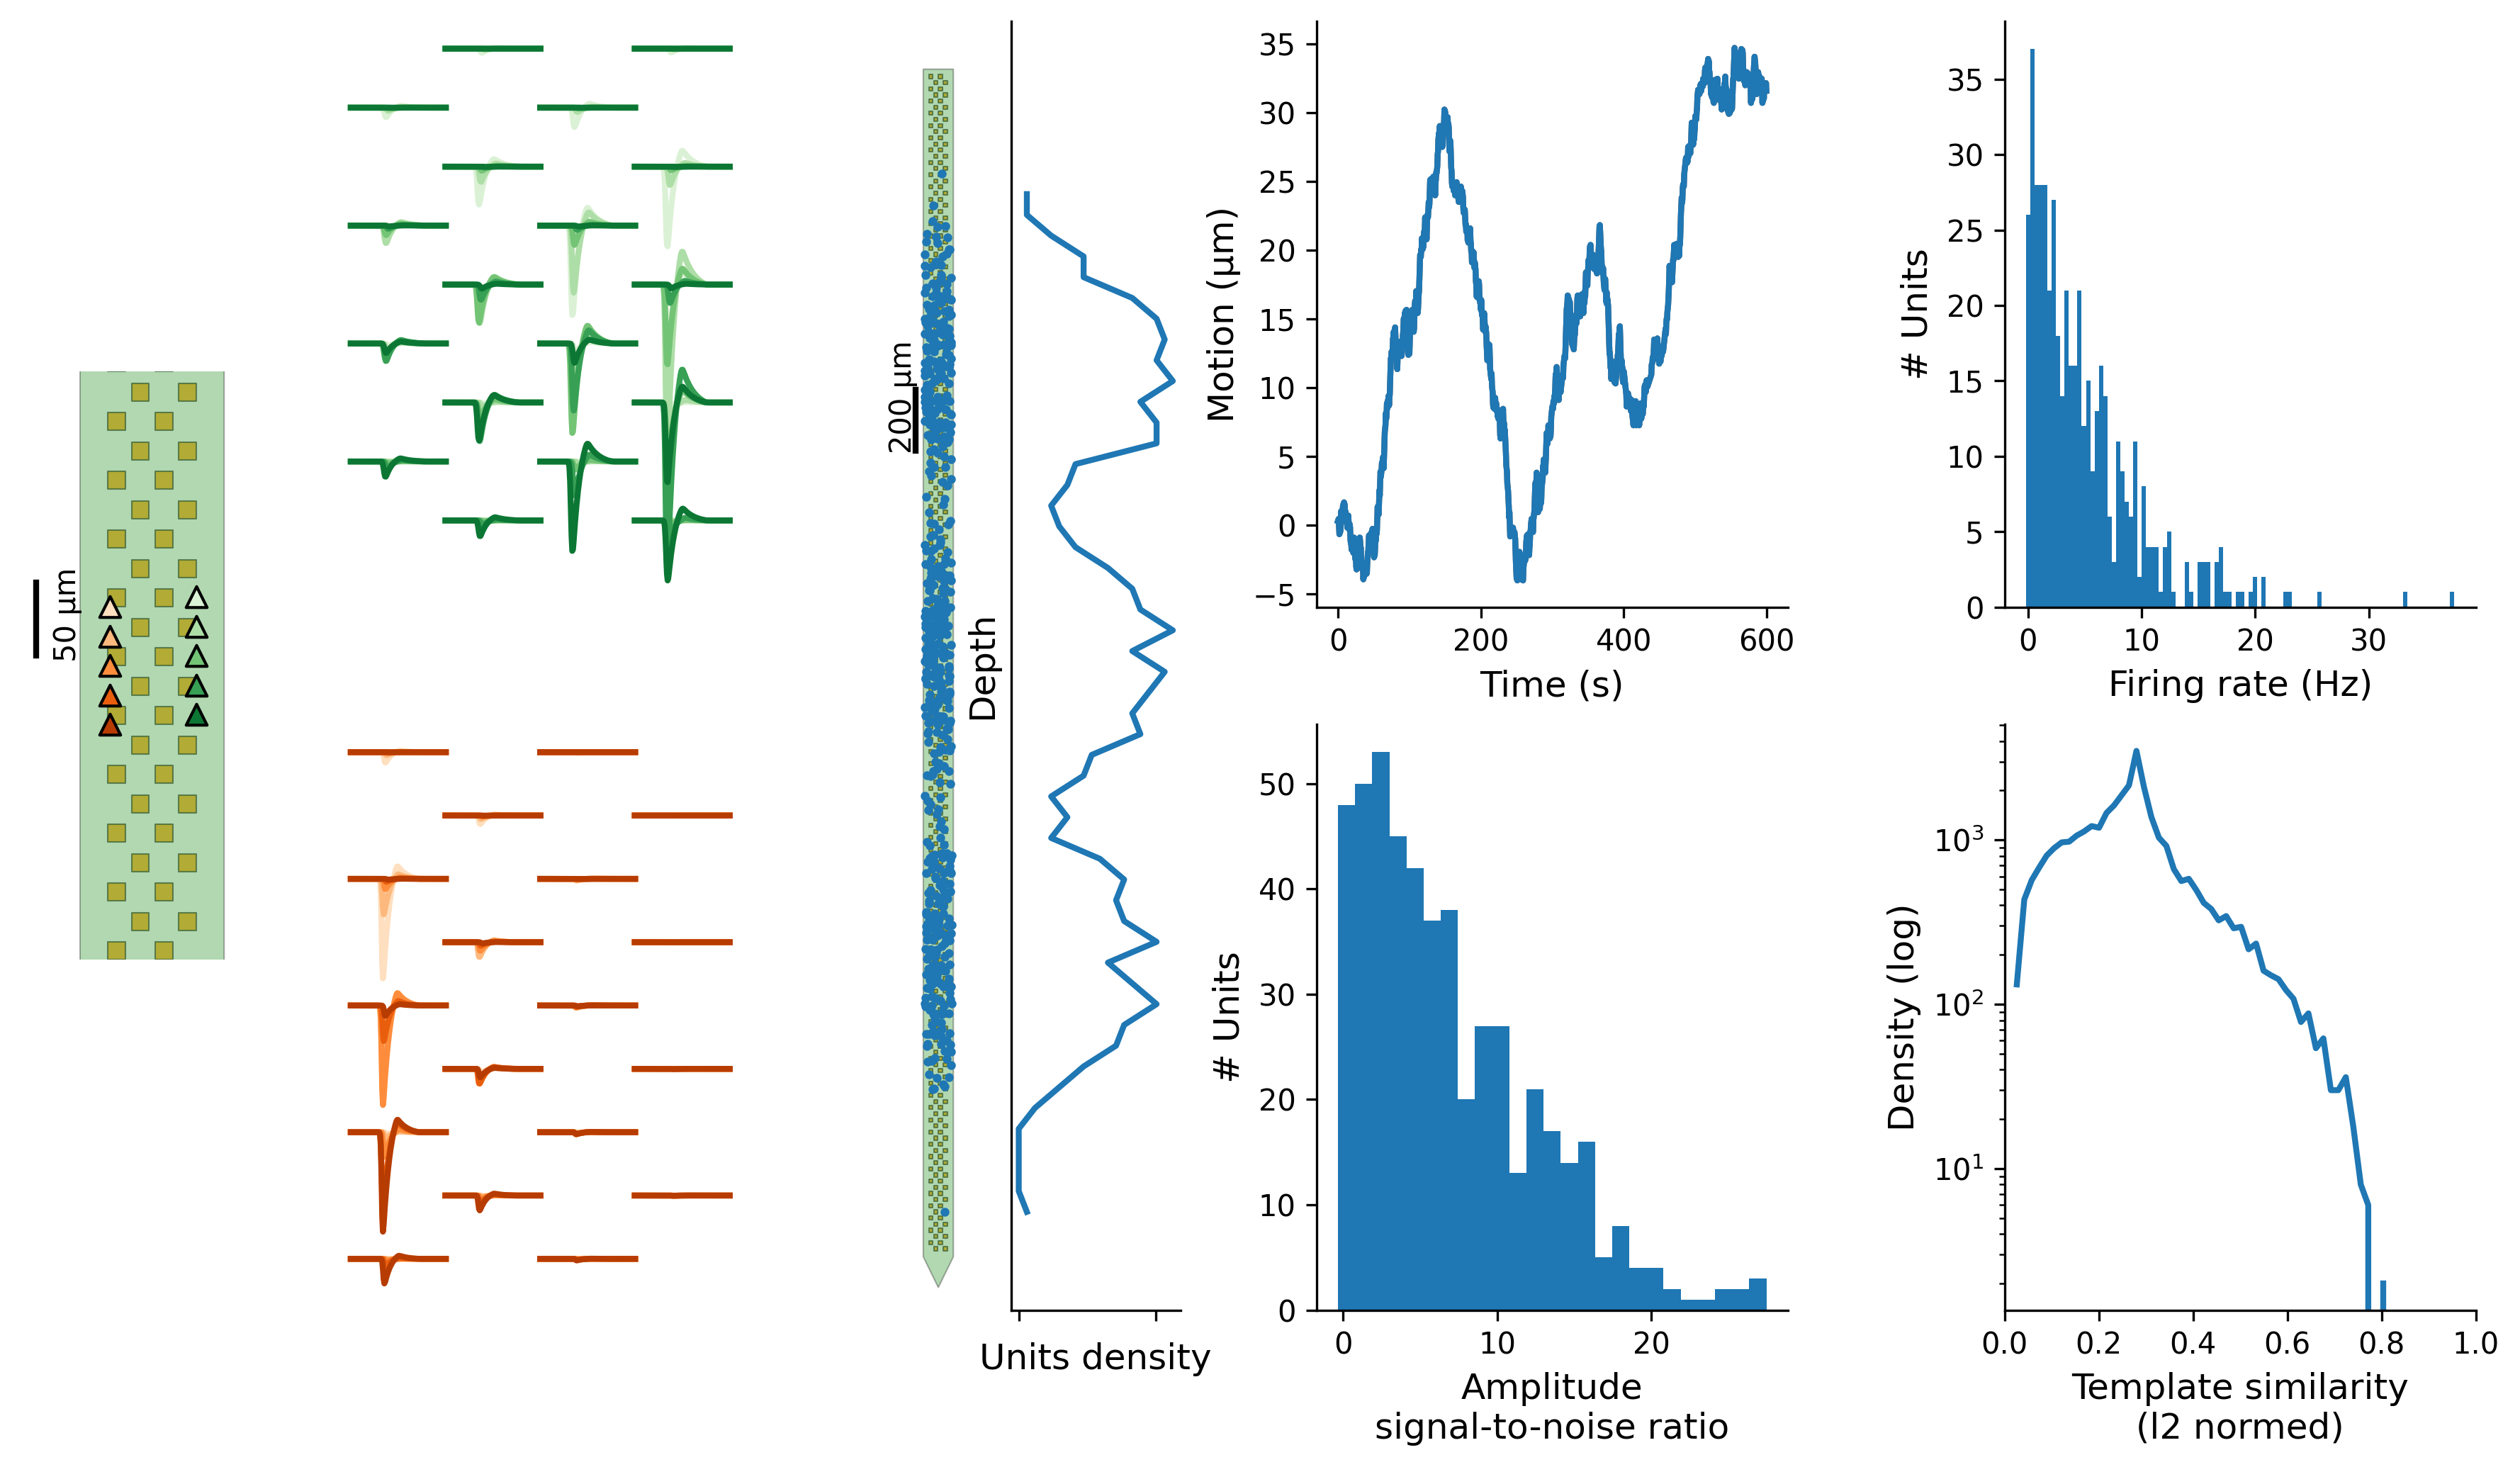
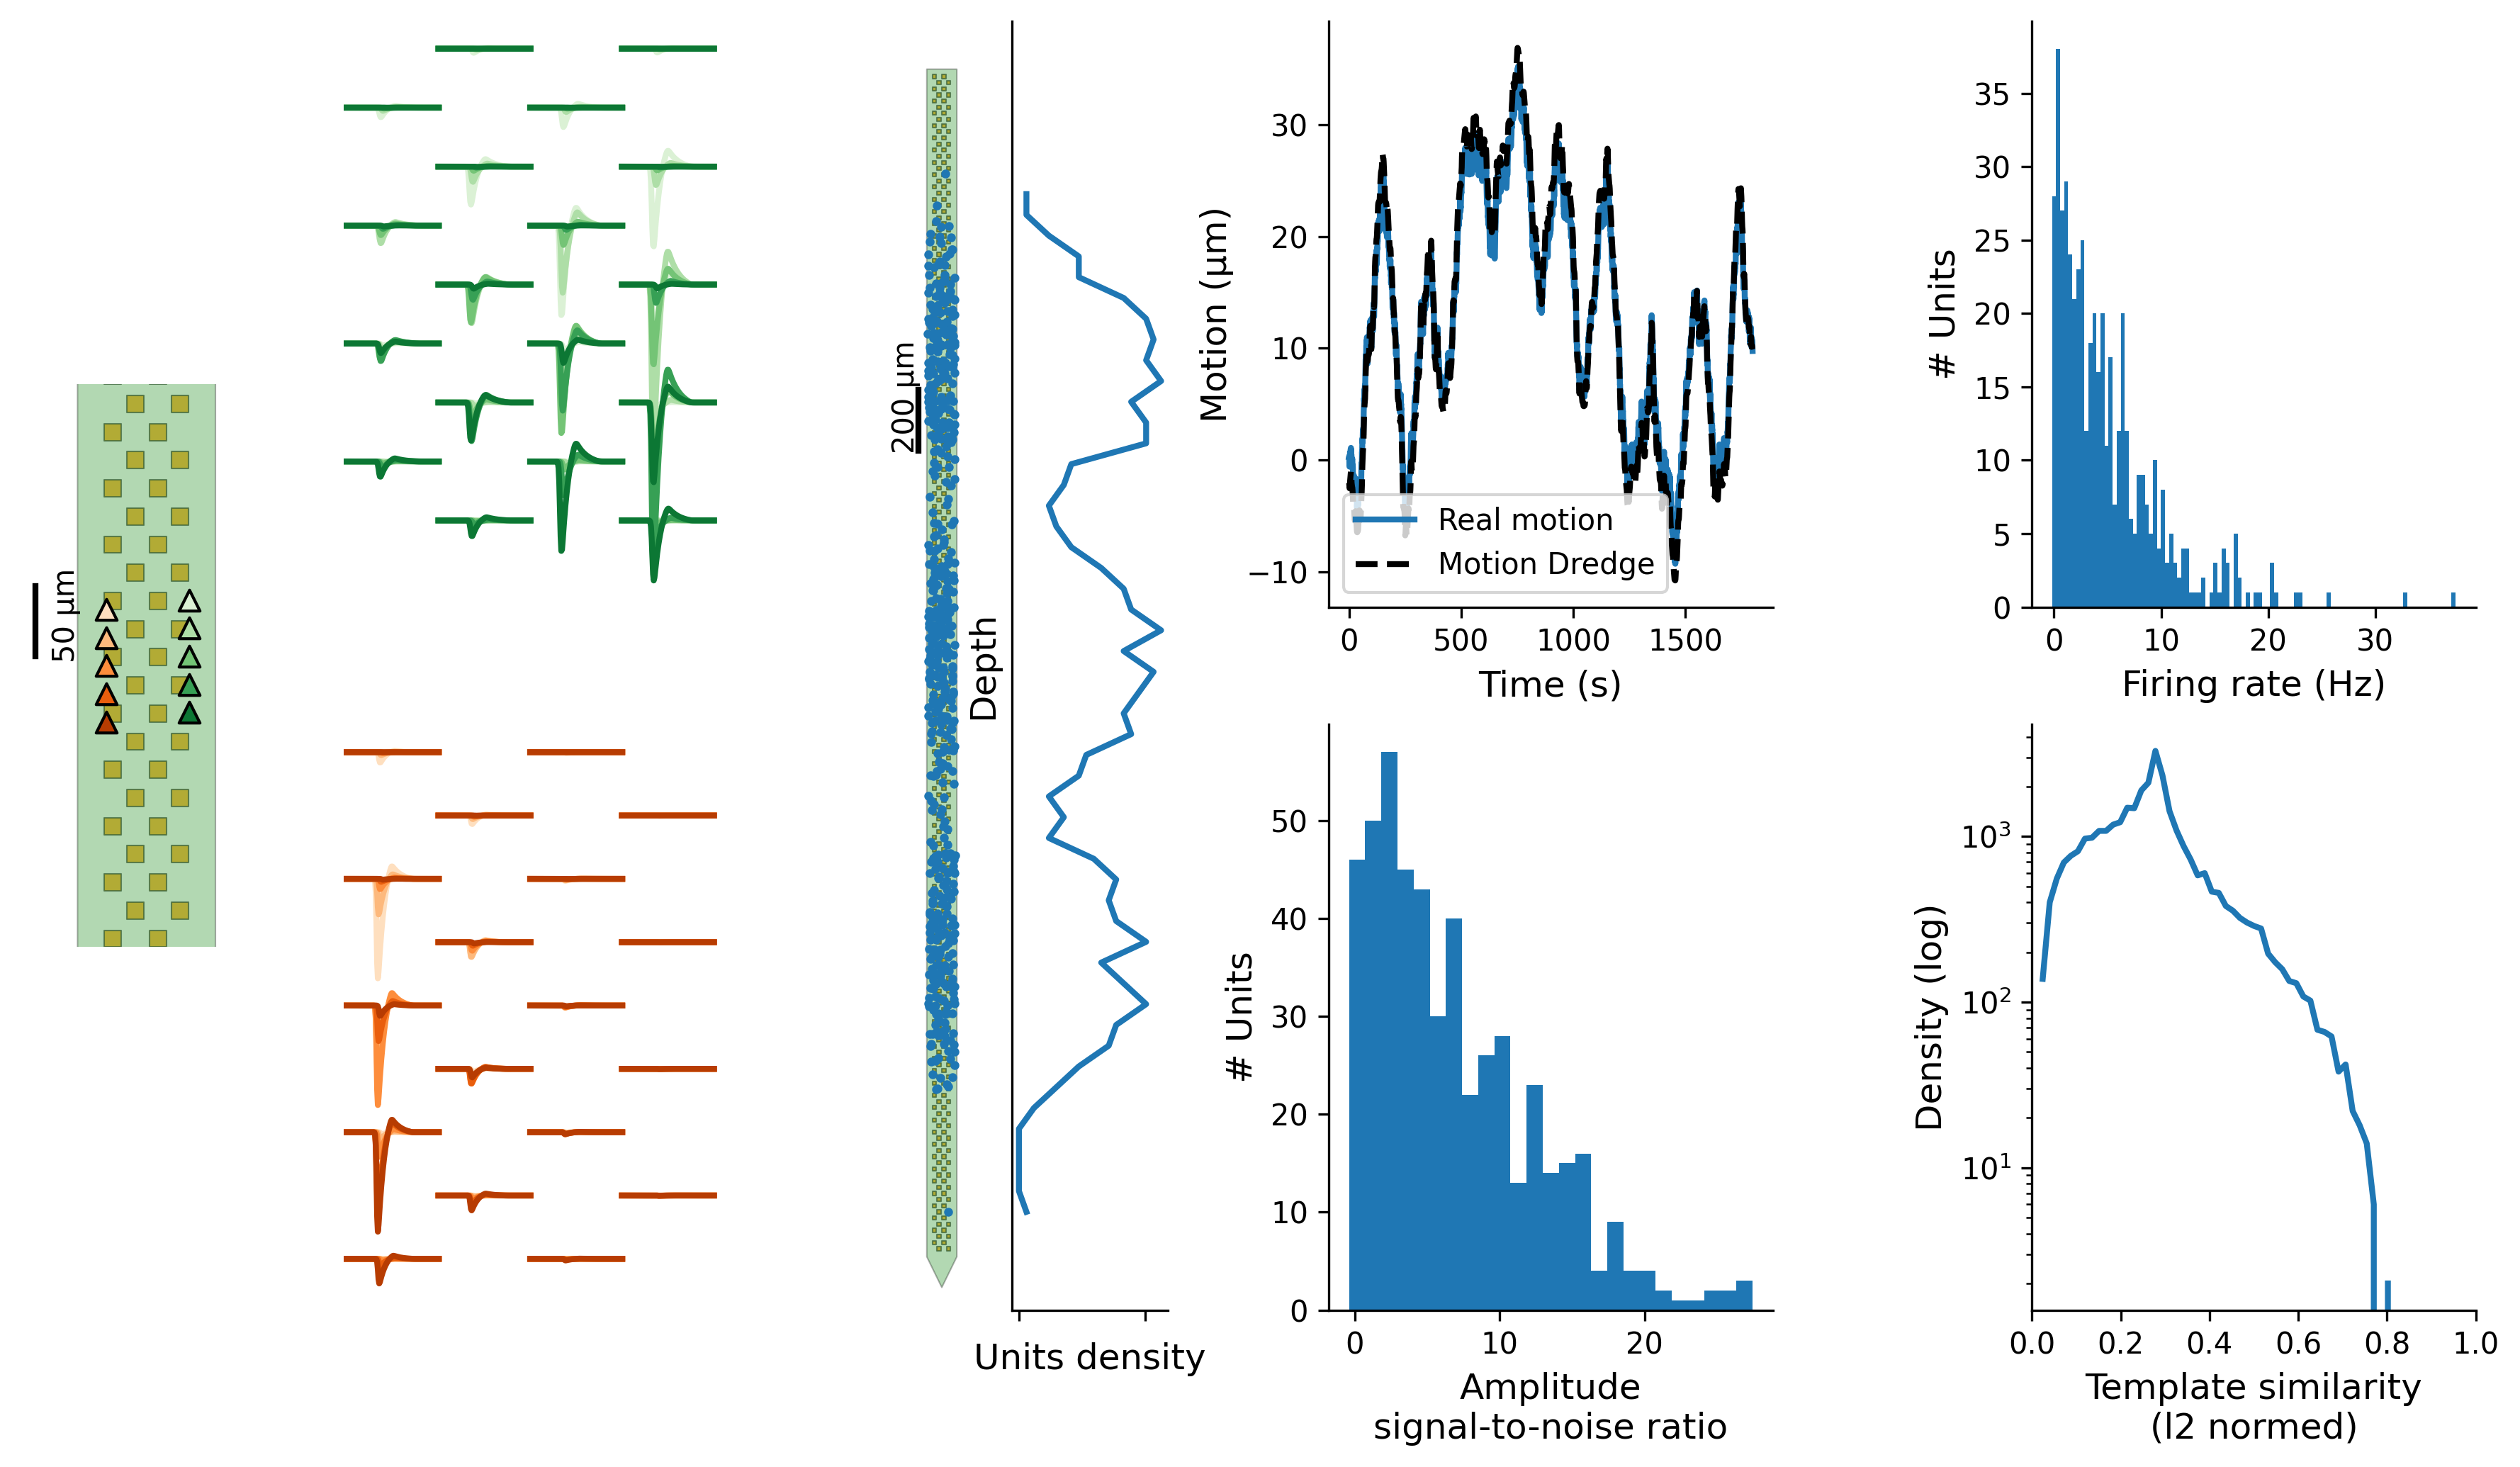
The change to this notebook cell's code, shown as a diff; its figure went from the first image to the second:
--- before
+++ after
@@ -56,6 +56,6 @@
     fig.tight_layout(h_pad=0)
 
-    fig.savefig('/home/samuel.garcia/figures_paper_v2/figure_generation_panel.png')
-    fig.savefig('/home/samuel.garcia/figures_paper_v2/figure_generation_panel.pdf')
+    fig.savefig(figure_folder / 'figure_generation_panel.png')
+    fig.savefig(figure_folder / 'figure_generation_panel.pdf')
 
 

Commit: Update figures for v2